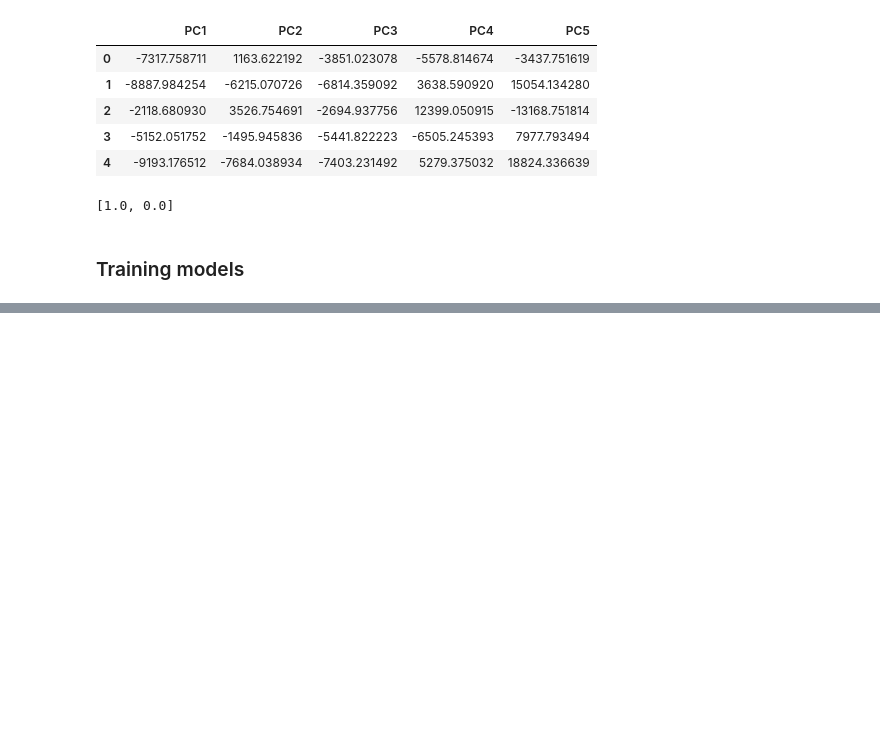
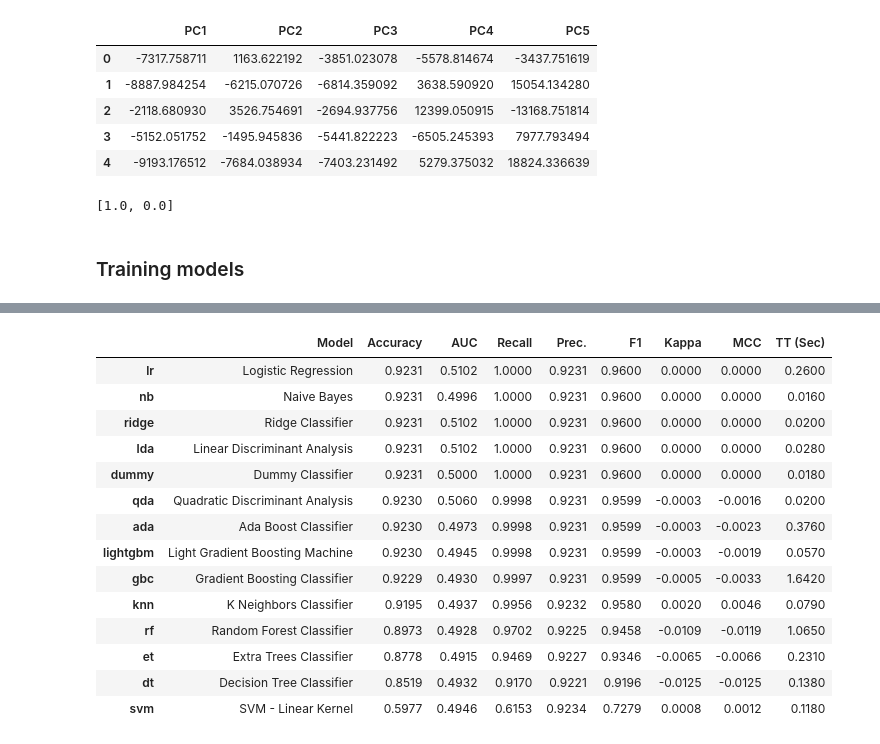
Before and after one commit to Backup8Bits/mlops-model, a Jupyter notebook: notebooks/eda_network.ipynb, the cells around one changed output, grey strips where cells are left out. Saved outputs shown, nothing was run; the diff lists cells and outputs as text; code cells hidden in the pictures; blank space fills up the shorter version.

Commit message:
training models and get best results

```diff
--- a/notebooks/eda_network.ipynb
+++ b/notebooks/eda_network.ipynb
@@ -488,0 +471,3 @@ best_model = compare_models()
+# %%
+best_models = compare_models(n_select=5)
+# %% [output]
@@ -488,0 +475,15 @@ best_model = compare_models()
+|  | Model | Accuracy | AUC | Recall | Prec. | F1 | Kappa | MCC | TT (Sec) |
+| lr | Logistic Regression | 0.9231 | 0.5102 | 1.0000 | 0.9231 | 0.9600 | 0.0000 | 0.0000 | 0.2600 |
+| nb | Naive Bayes | 0.9231 | 0.4996 | 1.0000 | 0.9231 | 0.9600 | 0.0000 | 0.0000 | 0.0160 |
+| ridge | Ridge Classifier | 0.9231 | 0.5102 | 1.0000 | 0.9231 | 0.9600 | 0.0000 | 0.0000 | 0.0200 |
+| lda | Linear Discriminant Analysis | 0.9231 | 0.5102 | 1.0000 | 0.9231 | 0.9600 | 0.0000 | 0.0000 | 0.0280 |
+| dummy | Dummy Classifier | 0.9231 | 0.5000 | 1.0000 | 0.9231 | 0.9600 | 0.0000 | 0.0000 | 0.0180 |
+| qda | Quadratic Discriminant Analysis | 0.9230 | 0.5060 | 0.9998 | 0.9231 | 0.9599 | -0.0003 | -0.0016 | 0.0200 |
+| ada | Ada Boost Classifier | 0.9230 | 0.4973 | 0.9998 | 0.9231 | 0.9599 | -0.0003 | -0.0023 | 0.3760 |
+| lightgbm | Light Gradient Boosting Machine | 0.9230 | 0.4945 | 0.9998 | 0.9231 | 0.9599 | -0.0003 | -0.0019 | 0.0570 |
+| gbc | Gradient Boosting Classifier | 0.9229 | 0.4930 | 0.9997 | 0.9231 | 0.9599 | -0.0005 | -0.0033 | 1.6420 |
+| knn | K Neighbors Classifier | 0.9195 | 0.4937 | 0.9956 | 0.9232 | 0.9580 | 0.0020 | 0.0046 | 0.0790 |
+| rf | Random Forest Classifier | 0.8973 | 0.4928 | 0.9702 | 0.9225 | 0.9458 | -0.0109 | -0.0119 | 1.0650 |
+| et | Extra Trees Classifier | 0.8778 | 0.4915 | 0.9469 | 0.9227 | 0.9346 | -0.0065 | -0.0066 | 0.2310 |
+| dt | Decision Tree Classifier | 0.8519 | 0.4932 | 0.9170 | 0.9221 | 0.9196 | -0.0125 | -0.0125 | 0.1380 |
+| svm | SVM - Linear Kernel | 0.5977 | 0.4946 | 0.6153 | 0.9234 | 0.7279 | 0.0008 | 0.0012 | 0.1180 |
```
Also changed, not shown: parts of 8 cells of this notebook, 4 other files.
